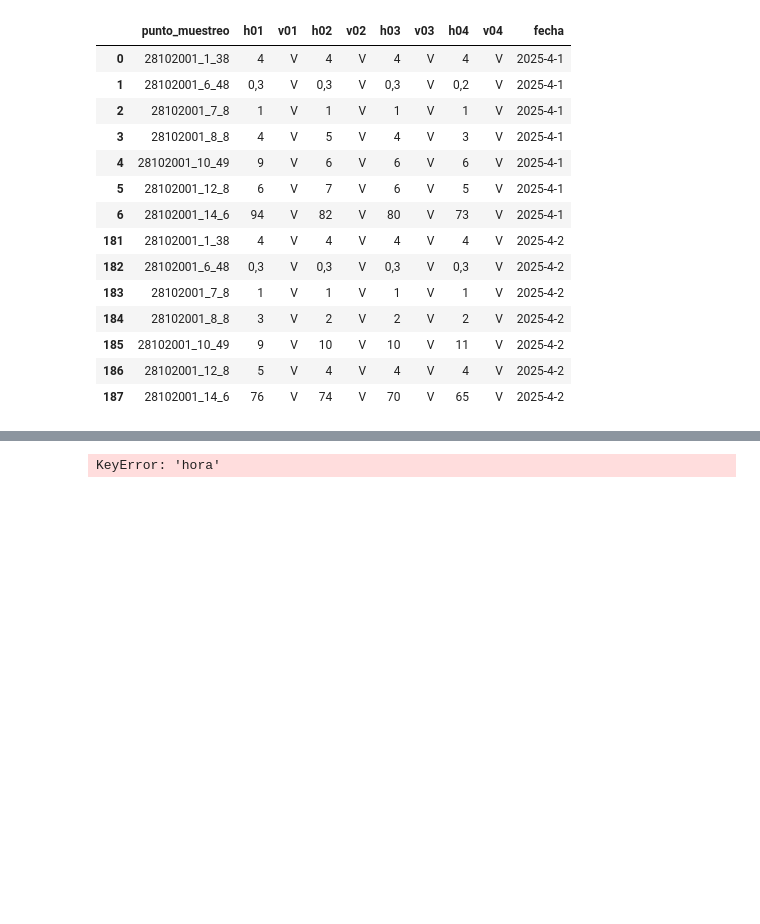
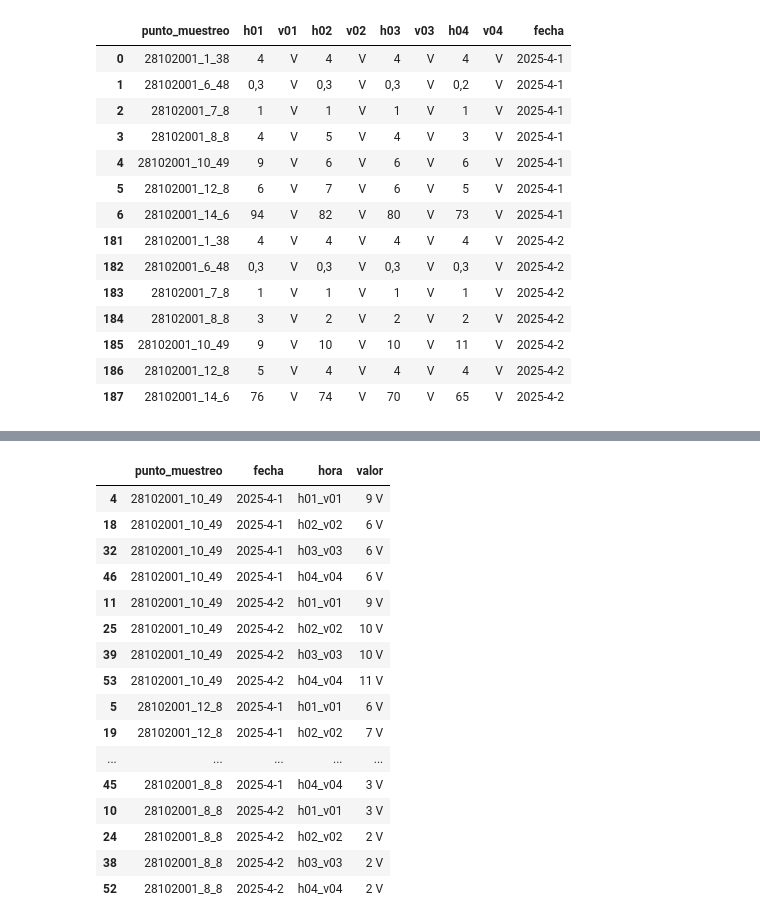
Before and after one commit to MartaM1206/proyecto_final, a Jupyter notebook: notebooks_pruebas/prueba.ipynb, the cells around one changed output, grey strips where cells are left out. Saved outputs shown, nothing was run; the diff lists cells and outputs as text; code cells hidden in the pictures; blank space fills up the shorter version.

```diff
--- a/notebooks_pruebas/prueba.ipynb
+++ b/notebooks_pruebas/prueba.ipynb
@@ -135,30 +205,28 @@ df_pruebas_peque
-# %%
-# Transformar el DataFrame al formato deseado
-columnas_horas = ["h01", "h02", "h03", "h04"]  # Columnas que contienen las horas
-columnas_valores = ["v01", "v02", "v03", "v04"]  # Columnas que contienen los valores
-
-# Crear un DataFrame "long" con las filas necesarias
-#df_transformado = pd.DataFrame({
-    #"punto_muestreo": df_pruebas_peque["punto_muestreo"].repeat(len(columnas_horas)),
-    #"fecha": df_pruebas_peque["fecha"].repeat(len(columnas_horas)),
-    #"hora": [hora for hora in columnas_horas for _ in range(len(df_pruebas_peque))],
-    #"valor": pd.concat([df_pruebas_peque[col] for col in columnas_horas]).reset_index(drop=True)
-       # })
-df_horas = df_pruebas_peque.melt(
-    id_vars=["punto_muestreo", "fecha"],  # Columnas que no se transforman
-    value_vars=["h01", "h02", "h03", "h04"],  # Columnas de horas que queremos transformar
-    var_name="hora",  # Nombre de la nueva columna que contiene las etiquetas de hora
-    value_name="valor"  # Nombre de la nueva columna que contiene los valores
-)
-df_validado = df_pruebas_peque.melt(
-    id_vars=["punto_muestreo", "fecha"],  # Columnas que no se transforman
-    value_vars=["v01", "v02", "v03", "v04"],  # Columnas de valores
-    var_name="val",  # Usamos las mismas etiquetas de hora para asociarlas
-    value_name="validacion"  # Nueva columna para valores de medición
-)
-df_transformado = pd.merge(df_horas, df_validado, on=["punto_muestreo", "fecha", "hora"])
-
-# Mostrar el DataFrame transformado
-df_transformado
-# %% [output]
-KeyError: 'hora'
+# %%
+df_horas = df_pruebas_peque.melt(
+    id_vars=["punto_muestreo", "fecha"],  # Columnas que no se transforman
+    value_vars=["h01_v01", "h02_v02", "h03_v03", "h04_v04"],  # Columnas de horas que queremos transformar
+    var_name="hora",  # Nombre de la nueva columna que contiene las etiquetas de hora
+    value_name="valor"  # Nombre de la nueva columna que contiene los valores
+)
+# %%
+df_horas.sort_values(by = ["punto_muestreo", "fecha", "hora"], inplace=True)
+df_horas
+# %% [output]
+|  | punto_muestreo | fecha | hora | valor |
+| 4 | 28102001_10_49 | 2025-4-1 | h01_v01 | 9 V |
+| 18 | 28102001_10_49 | 2025-4-1 | h02_v02 | 6 V |
+| 32 | 28102001_10_49 | 2025-4-1 | h03_v03 | 6 V |
+| 46 | 28102001_10_49 | 2025-4-1 | h04_v04 | 6 V |
+| 11 | 28102001_10_49 | 2025-4-2 | h01_v01 | 9 V |
+| 25 | 28102001_10_49 | 2025-4-2 | h02_v02 | 10 V |
+| 39 | 28102001_10_49 | 2025-4-2 | h03_v03 | 10 V |
+| 53 | 28102001_10_49 | 2025-4-2 | h04_v04 | 11 V |
+| 5 | 28102001_12_8 | 2025-4-1 | h01_v01 | 6 V |
+| 19 | 28102001_12_8 | 2025-4-1 | h02_v02 | 7 V |
+| ... | ... | ... | ... | ... |
+| 45 | 28102001_8_8 | 2025-4-1 | h04_v04 | 3 V |
+| 10 | 28102001_8_8 | 2025-4-2 | h01_v01 | 3 V |
+| 24 | 28102001_8_8 | 2025-4-2 | h02_v02 | 2 V |
+| 38 | 28102001_8_8 | 2025-4-2 | h03_v03 | 2 V |
+| 52 | 28102001_8_8 | 2025-4-2 | h04_v04 | 2 V |
```
Also changed, not shown: parts of 10 cells of this notebook, 1 other file.
